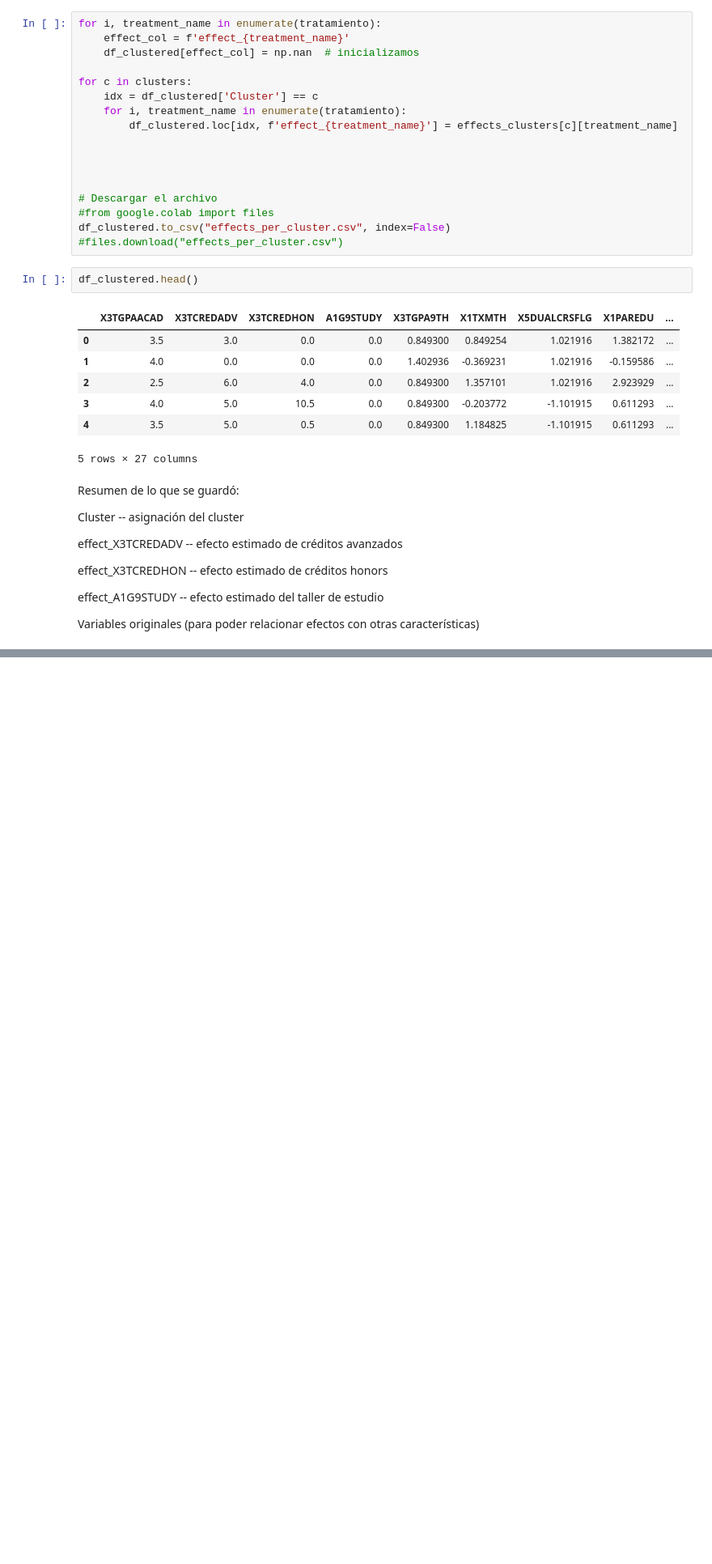
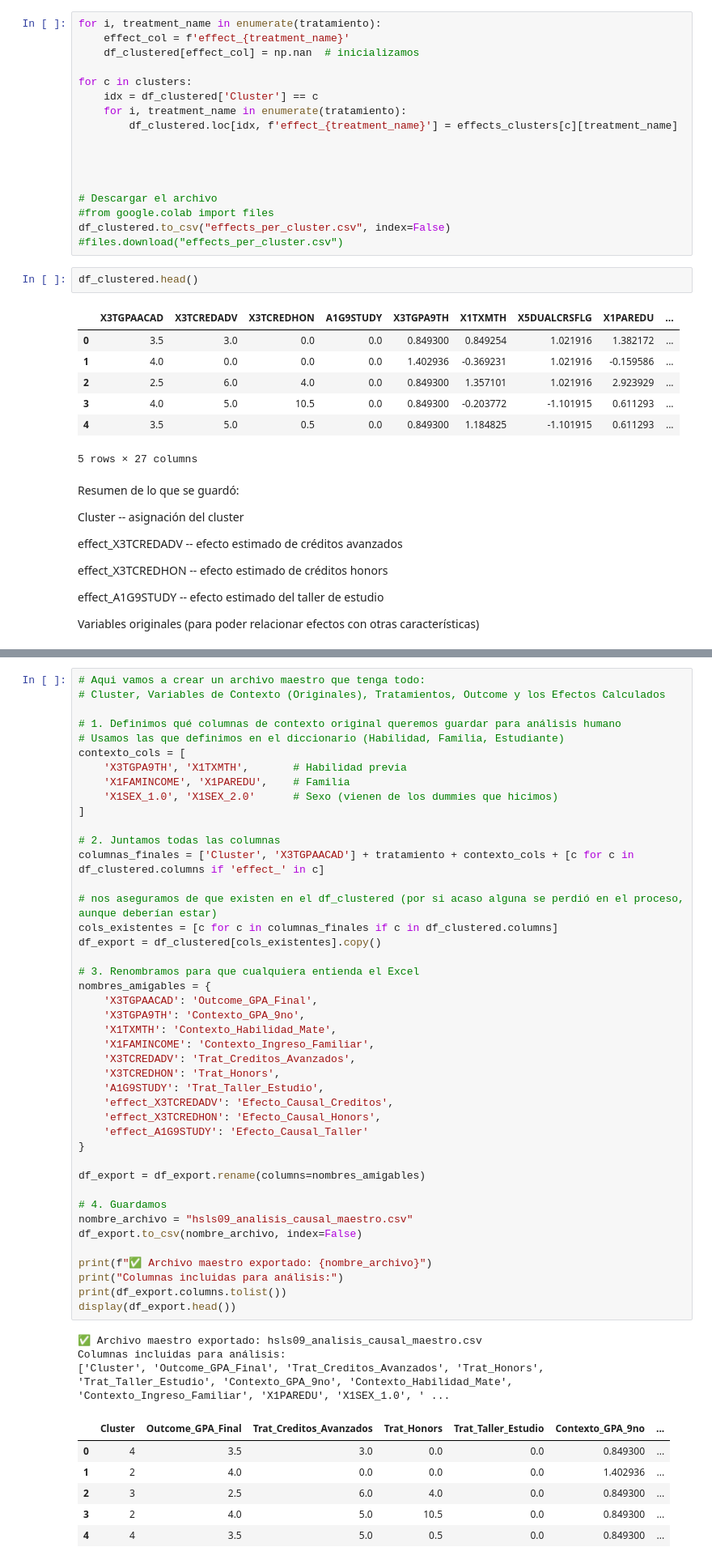
Before and after one commit to ClemoAcevedo/hsls09-causal-impact, a Jupyter notebook: Entrega Final/Entrega_Final_Proyecto_IIC2433.ipynb, the cells around one changed output, grey strips where cells are left out. Shown at 81% size. Saved outputs shown, nothing was run; the diff lists cells and outputs as text; blank space fills up the shorter version.

```diff
--- a/Entrega Final/Entrega_Final_Proyecto_IIC2433.ipynb
+++ b/Entrega Final/Entrega_Final_Proyecto_IIC2433.ipynb
@@ -839,0 +925,53 @@ Variables originales (para poder relacionar efectos con otras características)
+# %%
+# Aqui vamos a crear un archivo maestro que tenga todo:
+# Cluster, Variables de Contexto (Originales), Tratamientos, Outcome y los Efectos Calculados
+
+# 1. Definimos qué columnas de contexto original queremos guardar para análisis humano
+# Usamos las que definimos en el diccionario (Habilidad, Familia, Estudiante)
+contexto_cols = [
+    'X3TGPA9TH', 'X1TXMTH',       # Habilidad previa
+    'X1FAMINCOME', 'X1PAREDU',    # Familia
+    'X1SEX_1.0', 'X1SEX_2.0'      # Sexo (vienen de los dummies que hicimos)
+]
+
+# 2. Juntamos todas las columnas
+columnas_finales = ['Cluster', 'X3TGPAACAD'] + tratamiento + contexto_cols + [c for c in df_clustered.columns if 'effect_' in c]
+
+# nos aseguramos de que existen en el df_clustered (por si acaso alguna se perdió en el proceso, aunque deberían estar)
+cols_existentes = [c for c in columnas_finales if c in df_clustered.columns]
+df_export = df_clustered[cols_existentes].copy()
+
+# 3. Renombramos para que cualquiera entienda el Excel
+nombres_amigables = {
+    'X3TGPAACAD': 'Outcome_GPA_Final',
+    'X3TGPA9TH': 'Contexto_GPA_9no',
+    'X1TXMTH': 'Contexto_Habilidad_Mate',
+    'X1FAMINCOME': 'Contexto_Ingreso_Familiar',
+    'X3TCREDADV': 'Trat_Creditos_Avanzados',
+    'X3TCREDHON': 'Trat_Honors',
+    'A1G9STUDY': 'Trat_Taller_Estudio',
+    'effect_X3TCREDADV': 'Efecto_Causal_Creditos',
+    'effect_X3TCREDHON': 'Efecto_Causal_Honors',
+    'effect_A1G9STUDY': 'Efecto_Causal_Taller'
+}
+
+df_export = df_export.rename(columns=nombres_amigables)
+
+# 4. Guardamos
+nombre_archivo = "hsls09_analisis_causal_maestro.csv"
+df_export.to_csv(nombre_archivo, index=False)
+
+print(f"✅ Archivo maestro exportado: {nombre_archivo}")
+print("Columnas incluidas para análisis:")
+print(df_export.columns.tolist())
+display(df_export.head())
+# %% [output]
+✅ Archivo maestro exportado: hsls09_analisis_causal_maestro.csv
+Columnas incluidas para análisis:
+['Cluster', 'Outcome_GPA_Final', 'Trat_Creditos_Avanzados', 'Trat_Honors', 'Trat_Taller_Estudio', 'Contexto_GPA_9no', 'Contexto_Habilidad_Mate', 'Contexto_Ingreso_Familiar', 'X1PAREDU', 'X1SEX_1.0', ' ...
+|  | Cluster | Outcome_GPA_Final | Trat_Creditos_Avanzados | Trat_Honors | Trat_Taller_Estudio | Contexto_GPA_9no | ... |
+| 0 | 4 | 3.5 | 3.0 | 0.0 | 0.0 | 0.849300 | ... |
+| 1 | 2 | 4.0 | 0.0 | 0.0 | 0.0 | 1.402936 | ... |
+| 2 | 3 | 2.5 | 6.0 | 4.0 | 0.0 | 0.849300 | ... |
+| 3 | 2 | 4.0 | 5.0 | 10.5 | 0.0 | 0.849300 | ... |
+| 4 | 4 | 3.5 | 5.0 | 0.5 | 0.0 | 0.849300 | ... |
```
Also changed, not shown: parts of 6 cells of this notebook.
